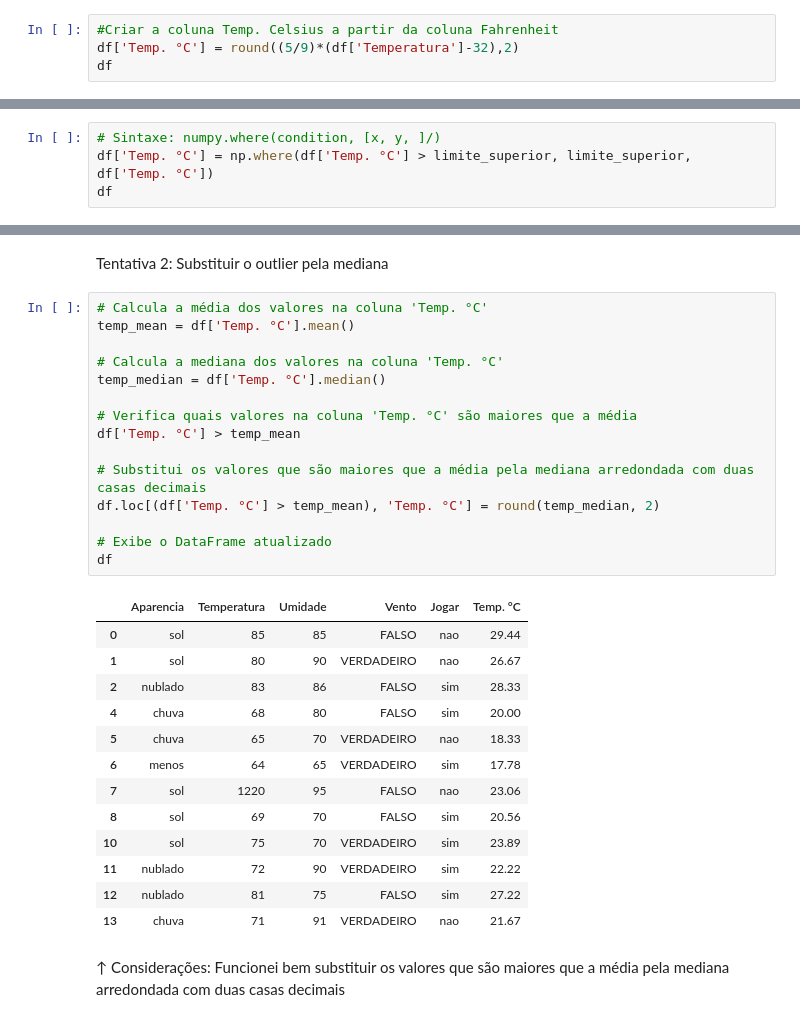
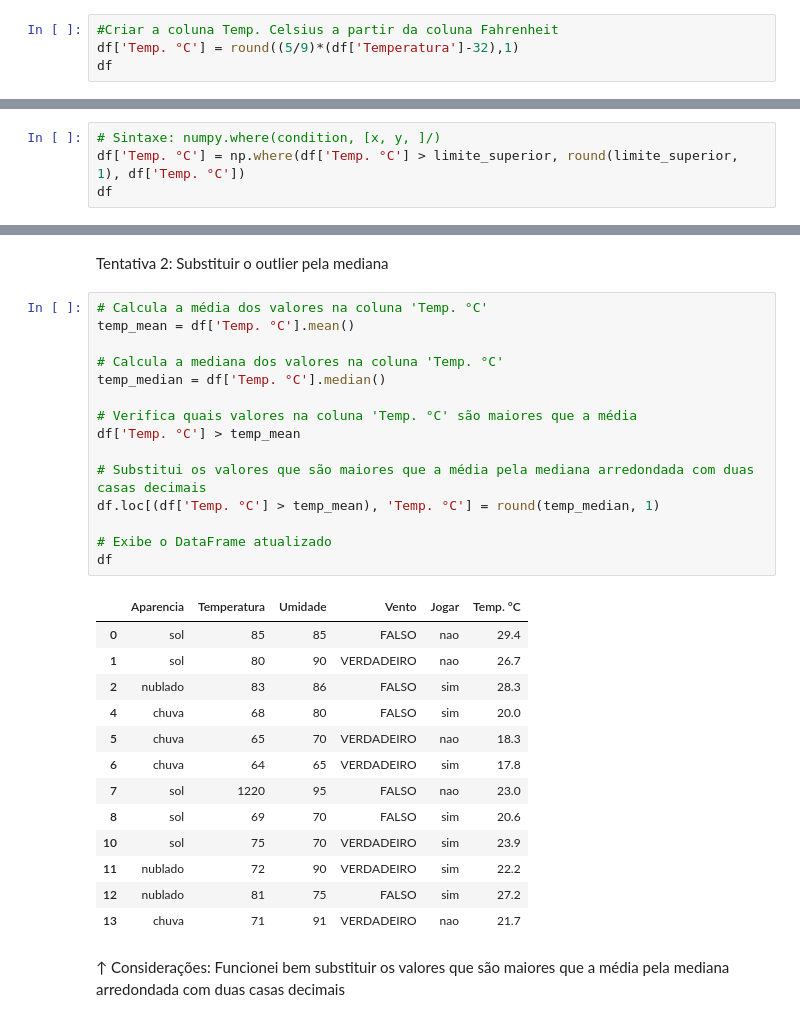
Before and after one commit to guipaleari/udemy_estudo_python, a Jupyter notebook: 02.Limpeza_e_Tratamento_de_Dados/EDA_tempo.ipynb, the cells around one changed output, grey strips where cells are left out. Drawn from its saved outputs; the diff is of its cells as text.

```diff
--- a/02.Limpeza_e_Tratamento_de_Dados/EDA_tempo.ipynb
+++ b/02.Limpeza_e_Tratamento_de_Dados/EDA_tempo.ipynb
@@ -287,7 +287,7 @@ Insira as fórmulas matemáticas em Latex dentro de $
 $ z = x + y $
 # %%
 #Criar a coluna Temp. Celsius a partir da coluna Fahrenheit
-df['Temp. °C'] = round((5/9)*(df['Temperatura']-32),2)
+df['Temp. °C'] = round((5/9)*(df['Temperatura']-32),1)
 df
 # %% [output]
 A value is trying to be set on a copy of a slice from a DataFrame.
@@ -352,7 +352,7 @@ print(" Limite inferior:", round(limite_inferior, 2))
  Limite inferior: 18.08
 # %%
 # Sintaxe: numpy.where(condition, [x, y, ]/)
-df['Temp. °C'] = np.where(df['Temp. °C'] > limite_superior, limite_superior, df['Temp. °C'])
+df['Temp. °C'] = np.where(df['Temp. °C'] > limite_superior, round(limite_superior, 1), df['Temp. °C'])
 df
 # %% [output]
 A value is trying to be set on a copy of a slice from a DataFrame.
@@ -380,32 +380,32 @@ Tentativa 2: Substituir o outlier pela mediana
 # %%
 # Calcula a média dos valores na coluna 'Temp. °C'
 temp_mean = df['Temp. °C'].mean()
 
 # Calcula a mediana dos valores na coluna 'Temp. °C'
 temp_median = df['Temp. °C'].median()
 
 # Verifica quais valores na coluna 'Temp. °C' são maiores que a média
 df['Temp. °C'] > temp_mean
 
 # Substitui os valores que são maiores que a média pela mediana arredondada com duas casas decimais
-df.loc[(df['Temp. °C'] > temp_mean), 'Temp. °C'] = round(temp_median, 2)
+df.loc[(df['Temp. °C'] > temp_mean), 'Temp. °C'] = round(temp_median, 1)
 
 # Exibe o DataFrame atualizado
 df
 # %% [output]
 |  | Aparencia | Temperatura | Umidade | Vento | Jogar | Temp. °C |
-| 0 | sol | 85 | 85 | FALSO | nao | 29.44 |
-| 1 | sol | 80 | 90 | VERDADEIRO | nao | 26.67 |
-| 2 | nublado | 83 | 86 | FALSO | sim | 28.33 |
-| 4 | chuva | 68 | 80 | FALSO | sim | 20.00 |
-| 5 | chuva | 65 | 70 | VERDADEIRO | nao | 18.33 |
-| 6 | menos | 64 | 65 | VERDADEIRO | sim | 17.78 |
-| 7 | sol | 1220 | 95 | FALSO | nao | 23.06 |
-| 8 | sol | 69 | 70 | FALSO | sim | 20.56 |
-| 10 | sol | 75 | 70 | VERDADEIRO | sim | 23.89 |
-| 11 | nublado | 72 | 90 | VERDADEIRO | sim | 22.22 |
-| 12 | nublado | 81 | 75 | FALSO | sim | 27.22 |
-| 13 | chuva | 71 | 91 | VERDADEIRO | nao | 21.67 |
+| 0 | sol | 85 | 85 | FALSO | nao | 29.4 |
+| 1 | sol | 80 | 90 | VERDADEIRO | nao | 26.7 |
+| 2 | nublado | 83 | 86 | FALSO | sim | 28.3 |
+| 4 | chuva | 68 | 80 | FALSO | sim | 20.0 |
+| 5 | chuva | 65 | 70 | VERDADEIRO | nao | 18.3 |
+| 6 | chuva | 64 | 65 | VERDADEIRO | sim | 17.8 |
+| 7 | sol | 1220 | 95 | FALSO | nao | 23.0 |
+| 8 | sol | 69 | 70 | FALSO | sim | 20.6 |
+| 10 | sol | 75 | 70 | VERDADEIRO | sim | 23.9 |
+| 11 | nublado | 72 | 90 | VERDADEIRO | sim | 22.2 |
+| 12 | nublado | 81 | 75 | FALSO | sim | 27.2 |
+| 13 | chuva | 71 | 91 | VERDADEIRO | nao | 21.7 |
 # %% [markdown]
 ↑ Considerações: Funcionei bem substituir os valores que são maiores que a média pela mediana arredondada com duas casas decimais
 # %% [markdown]
```
Also changed, not shown: parts of 21 cells of this notebook.
